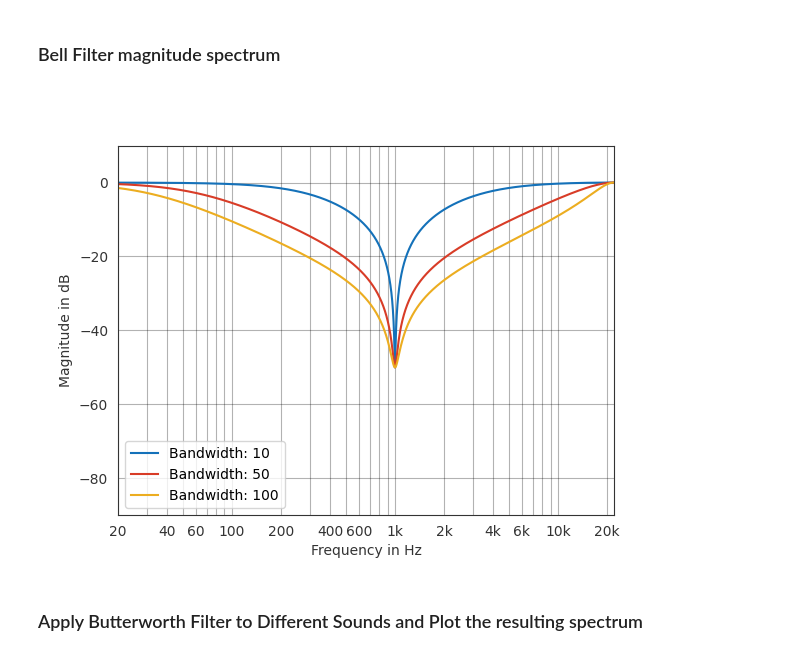
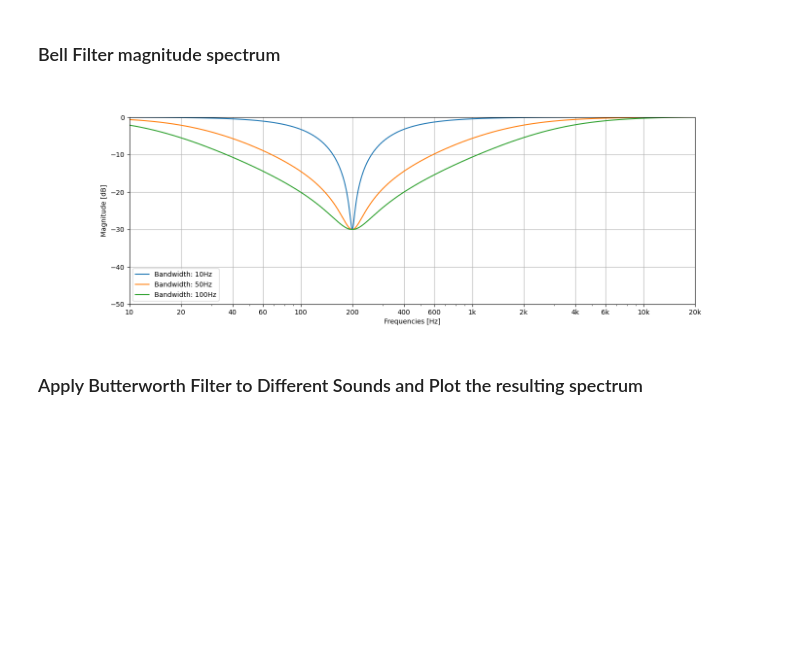
Before and after one commit to nguyen-elevear/bachelor_arbeit, a Jupyter notebook: audio_pyfar.ipynb, the cells around one changed output. Cells and saved outputs as stored; diff of their text form; code cells hidden in the pictures; blank space fills up the shorter version.

```diff
--- a/audio_pyfar.ipynb
+++ b/audio_pyfar.ipynb
@@ -133,8 +180,14 @@ plot_butterworth()
 # %% [markdown]
 ### Bell Filter magnitude spectrum ###
-# %%
-plot_bell()
-# %% [output]
-[figure, removed]
+# %%
+bandwidths = [10, 50, 100]
+bells = []
+bell_descriptors = []
+for bandwidth in bandwidths:
+    bells.append(get_bell(None, 200, -30, bandwidth, 44100))
+    bell_descriptors.append(f"Bandwidth: {bandwidth}Hz")
+plot_impulse_response(bells, bell_descriptors)
+# %% [output]
+[figure, added]
 # %% [markdown]
 ### Apply Butterworth Filter to Different Sounds and Plot the resulting spectrum ###
```
Also changed, not shown: parts of 16 cells of this notebook.
